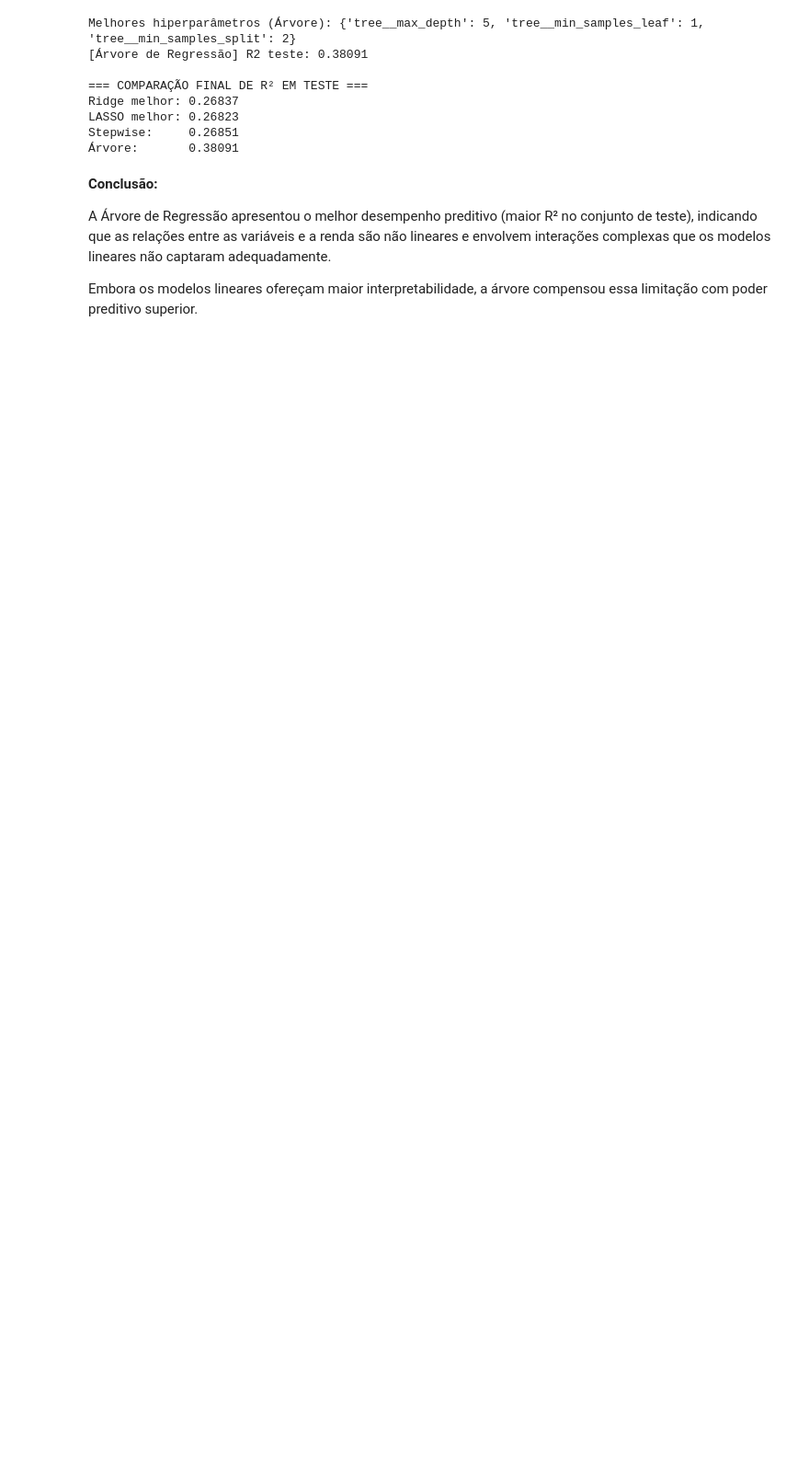
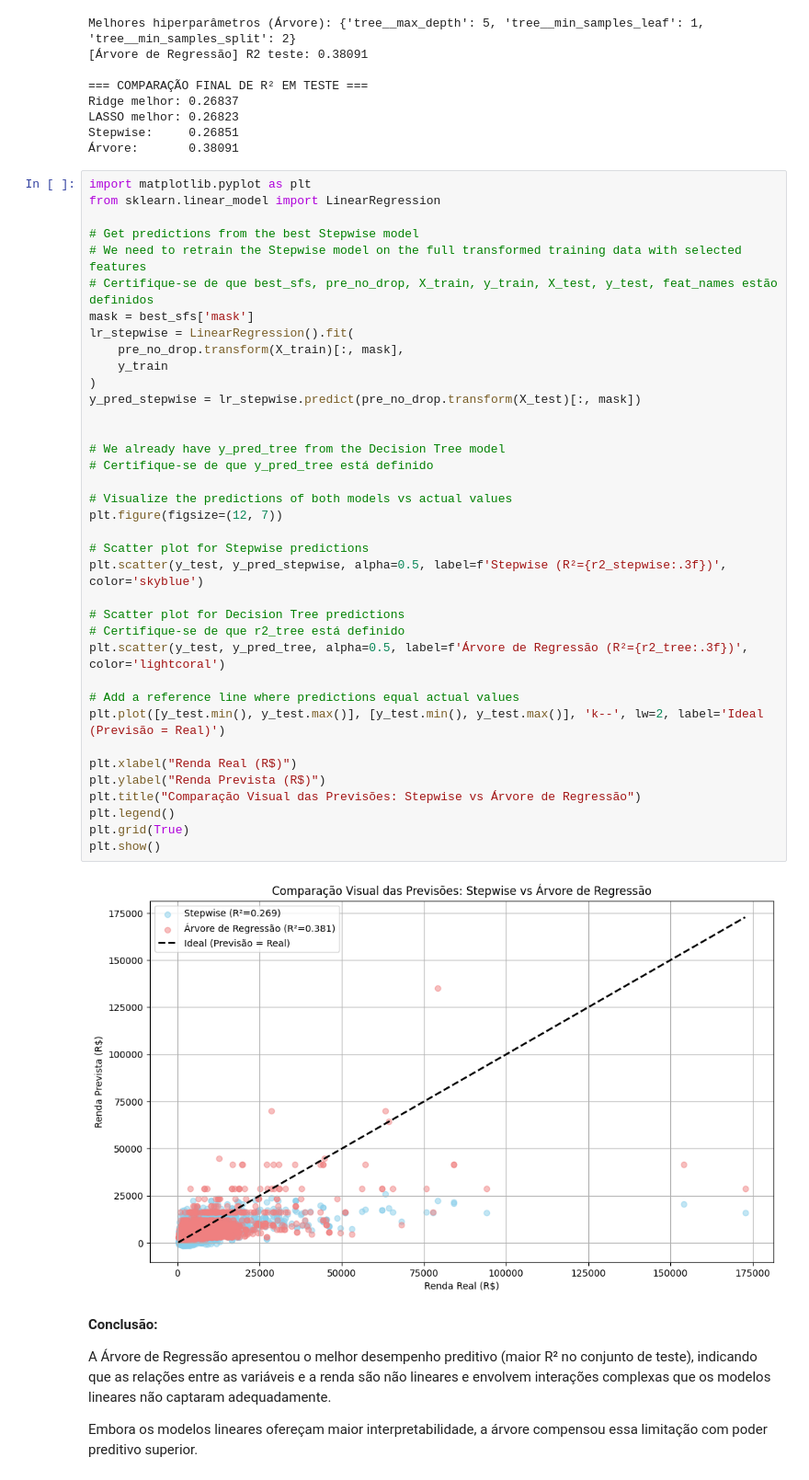
Before and after one commit to alevazcientista-dotcom/Ebac1, a Jupyter notebook: M13Parte2_RegressaoII.ipynb, the cells around one changed output. Shown at 92% size. Drawn from its saved outputs; the diff is of its cells as text; blank space fills up the shorter version.

```diff
--- a/M13Parte2_RegressaoII.ipynb
+++ b/M13Parte2_RegressaoII.ipynb
@@ -854,6 +854,45 @@ Ridge melhor: 0.26837
 LASSO melhor: 0.26823
 Stepwise:     0.26851
 Árvore:       0.38091
+# %%
+import matplotlib.pyplot as plt
+from sklearn.linear_model import LinearRegression
+
+# Get predictions from the best Stepwise model
+# We need to retrain the Stepwise model on the full transformed training data with selected features
+# Certifique-se de que best_sfs, pre_no_drop, X_train, y_train, X_test, y_test, feat_names estão definidos
+mask = best_sfs['mask']
+lr_stepwise = LinearRegression().fit(
+    pre_no_drop.transform(X_train)[:, mask],
+    y_train
+)
+y_pred_stepwise = lr_stepwise.predict(pre_no_drop.transform(X_test)[:, mask])
+
+
+# We already have y_pred_tree from the Decision Tree model
+# Certifique-se de que y_pred_tree está definido
+
+# Visualize the predictions of both models vs actual values
+plt.figure(figsize=(12, 7))
+
+# Scatter plot for Stepwise predictions
+plt.scatter(y_test, y_pred_stepwise, alpha=0.5, label=f'Stepwise (R²={r2_stepwise:.3f})', color='skyblue')
+
+# Scatter plot for Decision Tree predictions
+# Certifique-se de que r2_tree está definido
+plt.scatter(y_test, y_pred_tree, alpha=0.5, label=f'Árvore de Regressão (R²={r2_tree:.3f})', color='lightcoral')
+
+# Add a reference line where predictions equal actual values
+plt.plot([y_test.min(), y_test.max()], [y_test.min(), y_test.max()], 'k--', lw=2, label='Ideal (Previsão = Real)')
+
+plt.xlabel("Renda Real (R$)")
+plt.ylabel("Renda Prevista (R$)")
+plt.title("Comparação Visual das Previsões: Stepwise vs Árvore de Regressão")
+plt.legend()
+plt.grid(True)
+plt.show()
+# %% [output]
+[figure, added]
 # %% [markdown]
 **Conclusão:**
 
```
